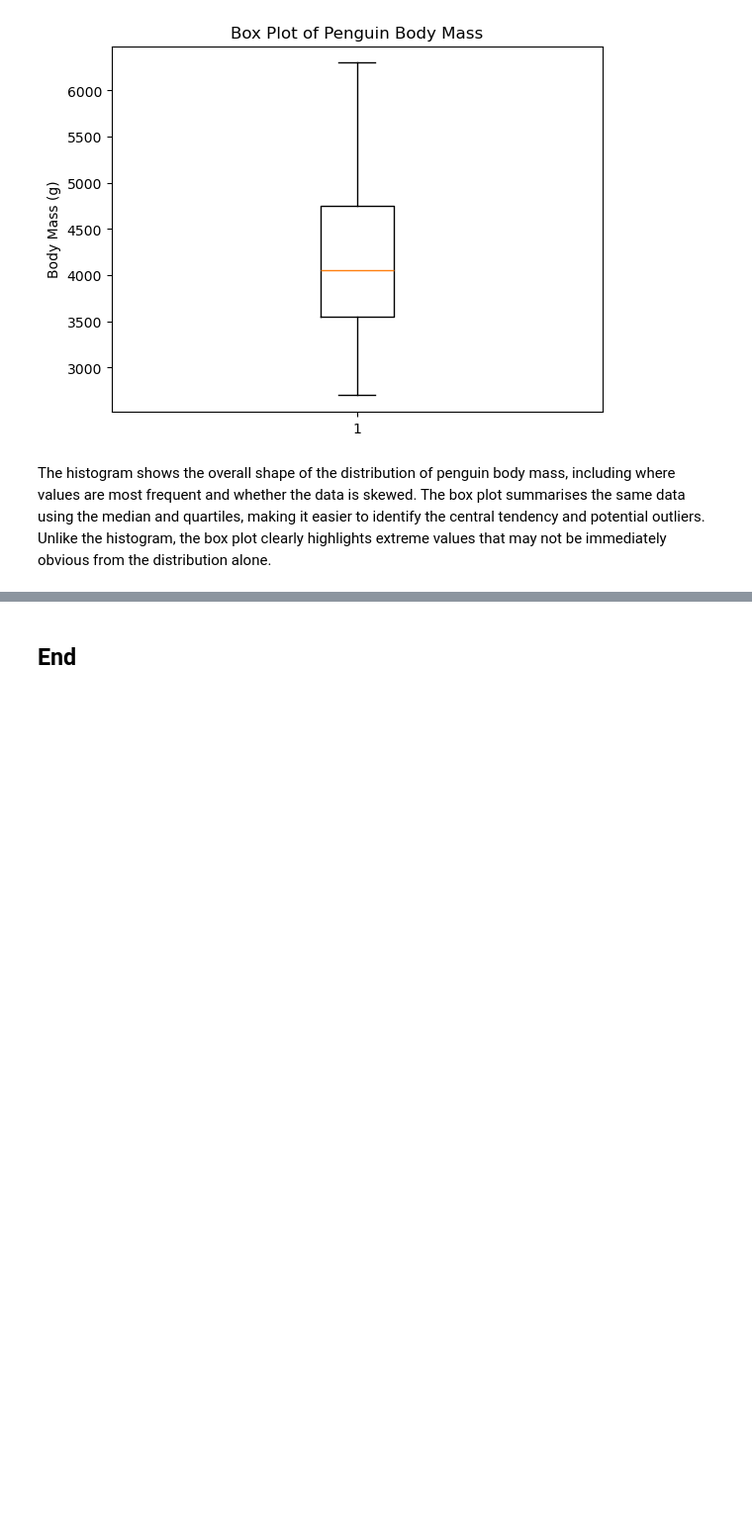
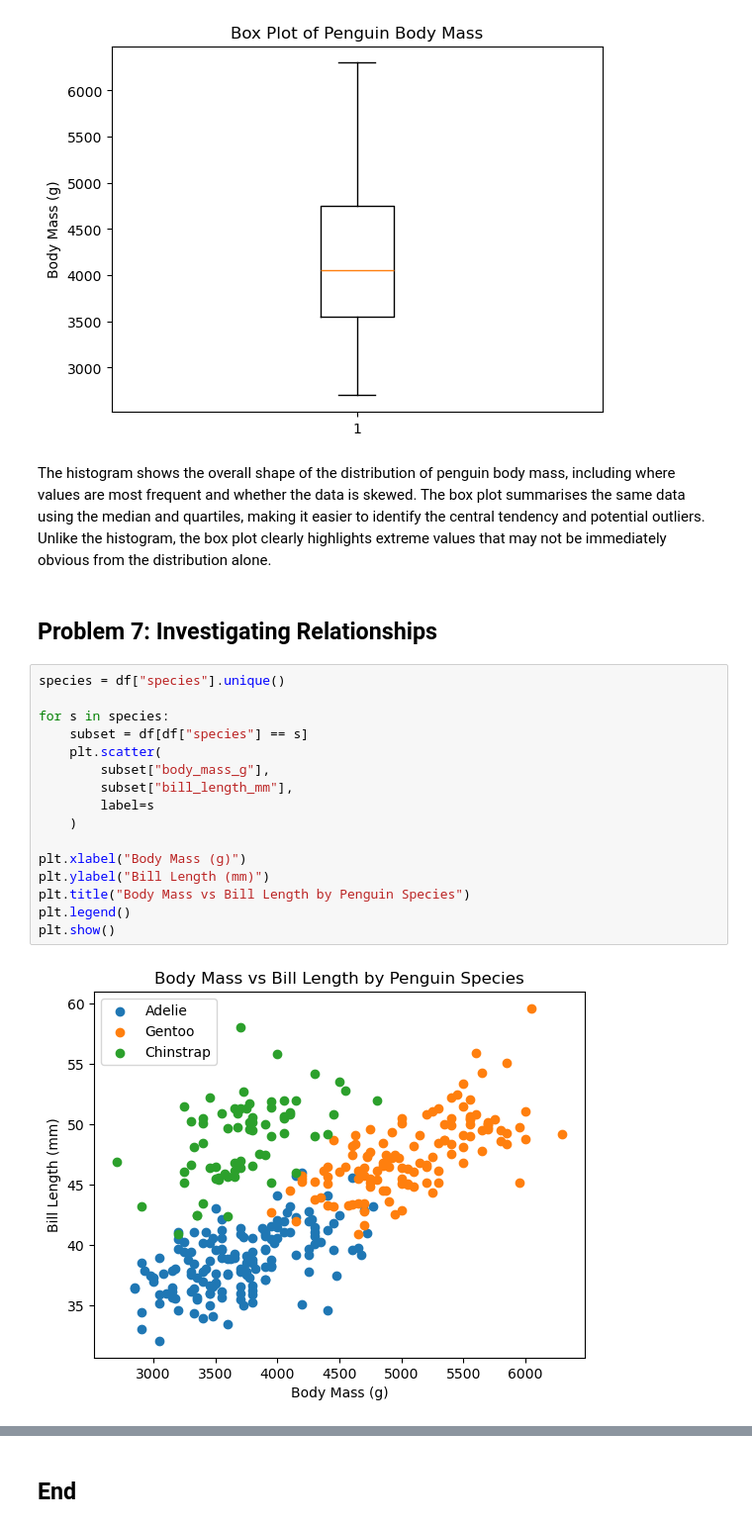
Before and after one commit to leahchristina/principles-of-data-analytics-atu, a Jupyter notebook: problems.ipynb, the cells around one changed output, grey strips where cells are left out. Shown at 99% size. Drawn from its saved outputs; the diff is of its cells as text; blank space fills up the shorter version.

Commit message:
Updated Problem 7

```diff
--- a/problems.ipynb
+++ b/problems.ipynb
@@ -63,3 +63,23 @@ plt.show()
 The histogram shows the overall shape of the distribution of penguin body mass, including where values are most frequent and whether the data is skewed.
 The box plot summarises the same data using the median and quartiles, making it easier to identify the central tendency and potential outliers.
 Unlike the histogram, the box plot clearly highlights extreme values that may not be immediately obvious from the distribution alone.
+# %% [markdown]
+## Problem 7: Investigating Relationships
+# %%
+species = df["species"].unique()
+
+for s in species:
+    subset = df[df["species"] == s]
+    plt.scatter(
+        subset["body_mass_g"],
+        subset["bill_length_mm"],
+        label=s
+    )
+
+plt.xlabel("Body Mass (g)")
+plt.ylabel("Bill Length (mm)")
+plt.title("Body Mass vs Bill Length by Penguin Species")
+plt.legend()
+plt.show()
+# %% [output]
+[figure, added]
```
Also changed, not shown: parts of 1 cell of this notebook.
